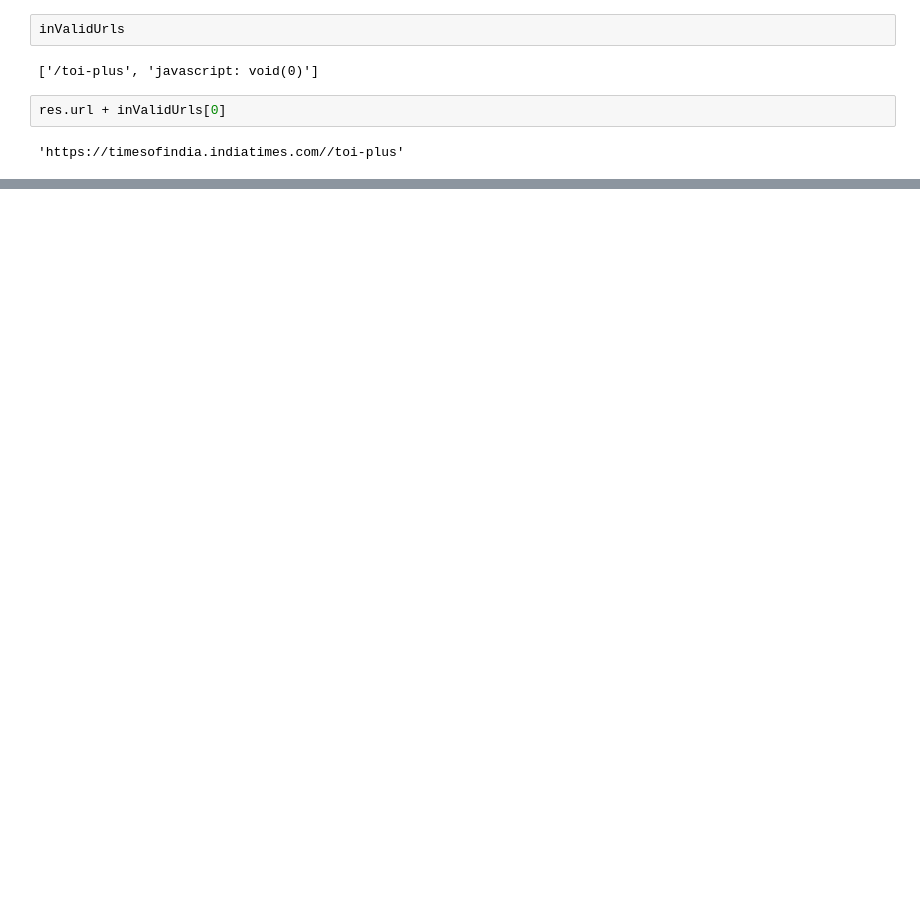
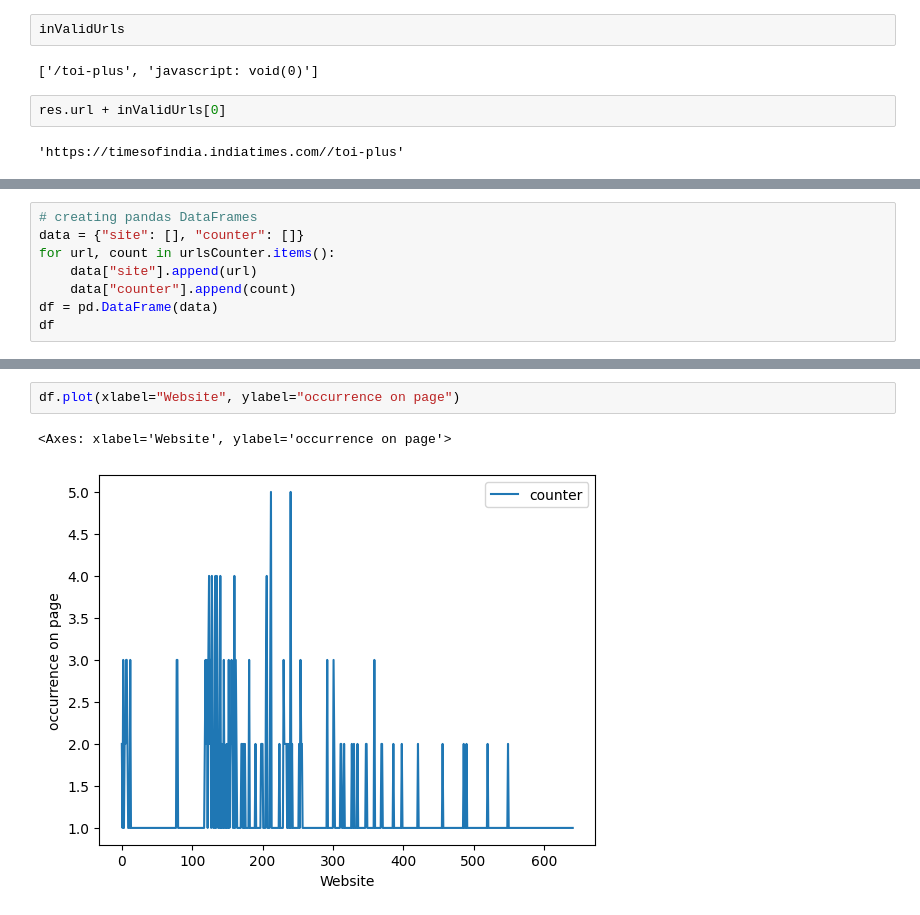
Before and after one commit to deaxparadox/ArtOfAIProject, a Jupyter notebook: 101-web-scraping-using-bs4/scraping-test.ipynb, the cells around one changed output, grey strips where cells are left out. Cells and saved outputs as stored; diff of their text form; blank space fills up the shorter version.

Commit message:
processing data

```diff
--- a/101-web-scraping-using-bs4/scraping-test.ipynb
+++ b/101-web-scraping-using-bs4/scraping-test.ipynb
@@ -124,0 +114,8 @@ get(url, params=None, **kwargs)
+# %%
+# creating pandas DataFrames
+data = {"site": [], "counter": []}
+for url, count in urlsCounter.items():
+    data["site"].append(url)
+    data["counter"].append(count)
+df = pd.DataFrame(data)
+df
@@ -124,0 +136,5 @@ get(url, params=None, **kwargs)
+# %%
+df.plot(xlabel="Website", ylabel="occurrence on page")
+# %% [output]
+<Axes: xlabel='Website', ylabel='occurrence on page'>
+[figure, added]
```
Also changed, not shown: parts of 5 cells of this notebook.
